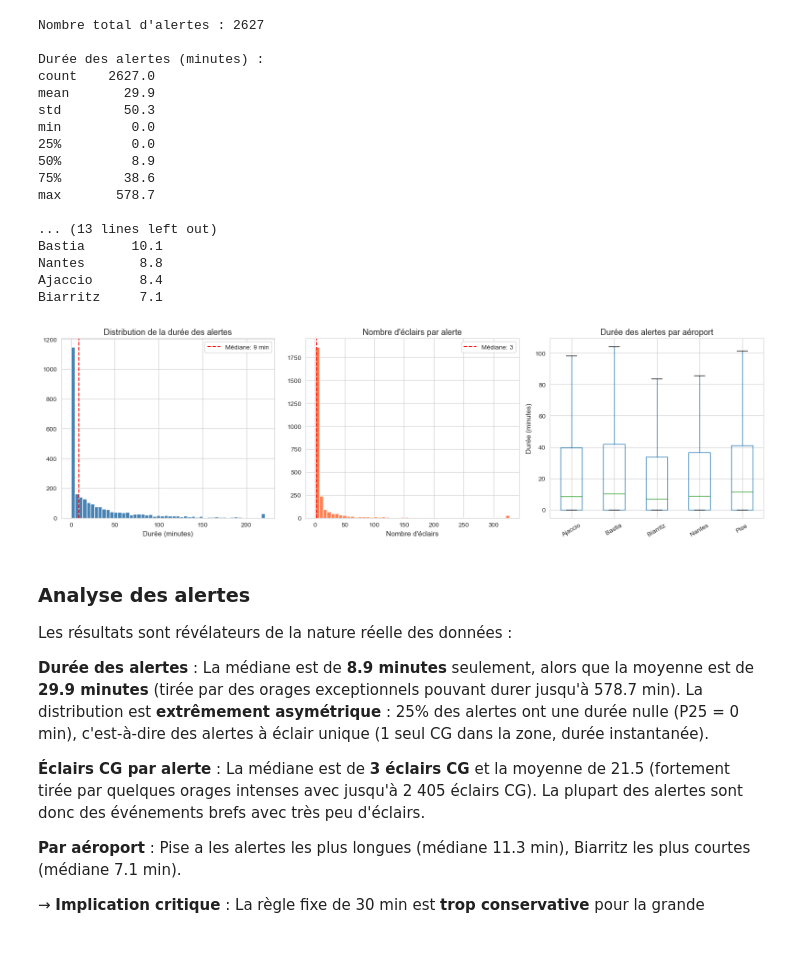
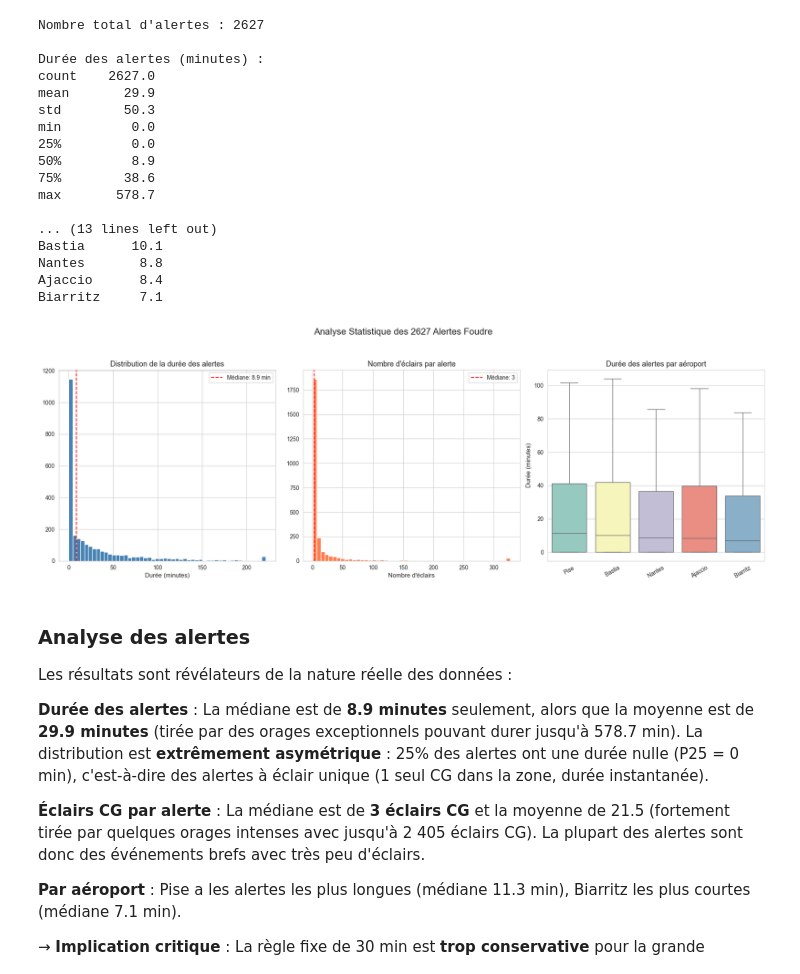
Before and after one commit to Desk1002/MeteoRage2026team_The_ROCs, a Jupyter notebook: analyse.ipynb, the cells around one changed output. Saved outputs shown, nothing was run; the diff lists cells and outputs as text; code cells hidden in the pictures; blank space fills up the shorter version.

```diff
--- a/analyse.ipynb
+++ b/analyse.ipynb
@@ -407,41 +391,47 @@ Bastia      10.1
 Nantes       8.8
 Ajaccio      8.4
 Biarritz     7.1
-# %%
-fig, axes = plt.subplots(1, 3, figsize=(16, 5))
-
-# Durée des alertes
-duree_clip = alert_stats['duree_min'].clip(upper=alert_stats['duree_min'].quantile(0.99))
-axes[0].hist(duree_clip, bins=50, color='steelblue', edgecolor='white')
-axes[0].axvline(alert_stats['duree_min'].median(), color='red', linestyle='--', label=f'Médiane: {alert_stats["duree_min"].median():.0f} min')
-axes[0].set_title('Distribution de la durée des alertes')
-axes[0].set_xlabel('Durée (minutes)')
-axes[0].legend()
-
-# Nombre d'éclairs par alerte
-n_clip = alert_stats['n_eclairs'].clip(upper=alert_stats['n_eclairs'].quantile(0.99))
-axes[1].hist(n_clip, bins=50, color='coral', edgecolor='white')
-axes[1].axvline(alert_stats['n_eclairs'].median(), color='red', linestyle='--', label=f'Médiane: {alert_stats["n_eclairs"].median():.0f}')
-axes[1].set_title('Nombre d\'éclairs par alerte')
-axes[1].set_xlabel('Nombre d\'éclairs')
-axes[1].legend()
-
-
-# Durée par aéroport (boxplot)
-airport_order = alert_stats.groupby('airport')['duree_min'].median().sort_values(ascending=False).index
-alert_stats.boxplot(column='duree_min', by='airport', ax=axes[2],
-                     showfliers=False)
-axes[2].set_title('Durée des alertes par aéroport')
-axes[2].set_xlabel('')
-axes[2].set_ylabel('Durée (minutes)')
-plt.sca(axes[2])
-plt.xticks(rotation=30)
-plt.suptitle('')
-
-plt.tight_layout()
-plt.show()
-# %% [output]
-[figure, removed]
+# %%
+import matplotlib.pyplot as plt
+import seaborn as sns
+
+fig, axes = plt.subplots(1, 3, figsize=(18, 6))
+
+# 1. Distribution de la durée des alertes (Histogramme)
+duree_clip = alert_stats['duree_min'].clip(upper=alert_stats['duree_min'].quantile(0.99))
+axes[0].hist(duree_clip, bins=50, color='steelblue', edgecolor='white')
+axes[0].axvline(alert_stats['duree_min'].median(), color='red', linestyle='--',
+                label=f'Médiane: {alert_stats["duree_min"].median():.1f} min')
+axes[0].set_title('Distribution de la durée des alertes')
+axes[0].set_xlabel('Durée (minutes)')
+axes[0].legend()
+
+# 2. Nombre d'éclairs par alerte (Histogramme)
+n_clip = alert_stats['n_eclairs'].clip(upper=alert_stats['n_eclairs'].quantile(0.99))
+axes[1].hist(n_clip, bins=50, color='coral', edgecolor='white')
+axes[1].axvline(alert_stats['n_eclairs'].median(), color='red', linestyle='--',
+                label=f'Médiane: {alert_stats["n_eclairs"].median():.0f}')
+axes[1].set_title("Nombre d'éclairs par alerte")
+axes[1].set_xlabel("Nombre d'éclairs")
+axes[1].legend()
+
+# 3. Durée par aéroport (Boxplot corrigé avec Seaborn)
+airport_order = alert_stats.groupby('airport')['duree_min'].median().sort_values(ascending=False).index
+sns.boxplot(data=alert_stats, x='airport', y='duree_min', order=airport_order,
+            ax=axes[2], showfliers=False, palette='Set3')
+axes[2].set_title('Durée des alertes par aéroport')
+axes[2].set_xlabel('')
+axes[2].set_ylabel('Durée (minutes)')
+
+# Cosmétique finale
+plt.sca(axes[2])
+plt.xticks(rotation=30)
+plt.suptitle('Analyse Statistique des 2627 Alertes Foudre', fontsize=16, y=1.05)
+
+plt.tight_layout()
+plt.show()
+# %% [output]
+[figure, added]
 # %% [markdown]
 ### Analyse des alertes
 
```
Also changed, not shown: parts of 32 cells of this notebook.
